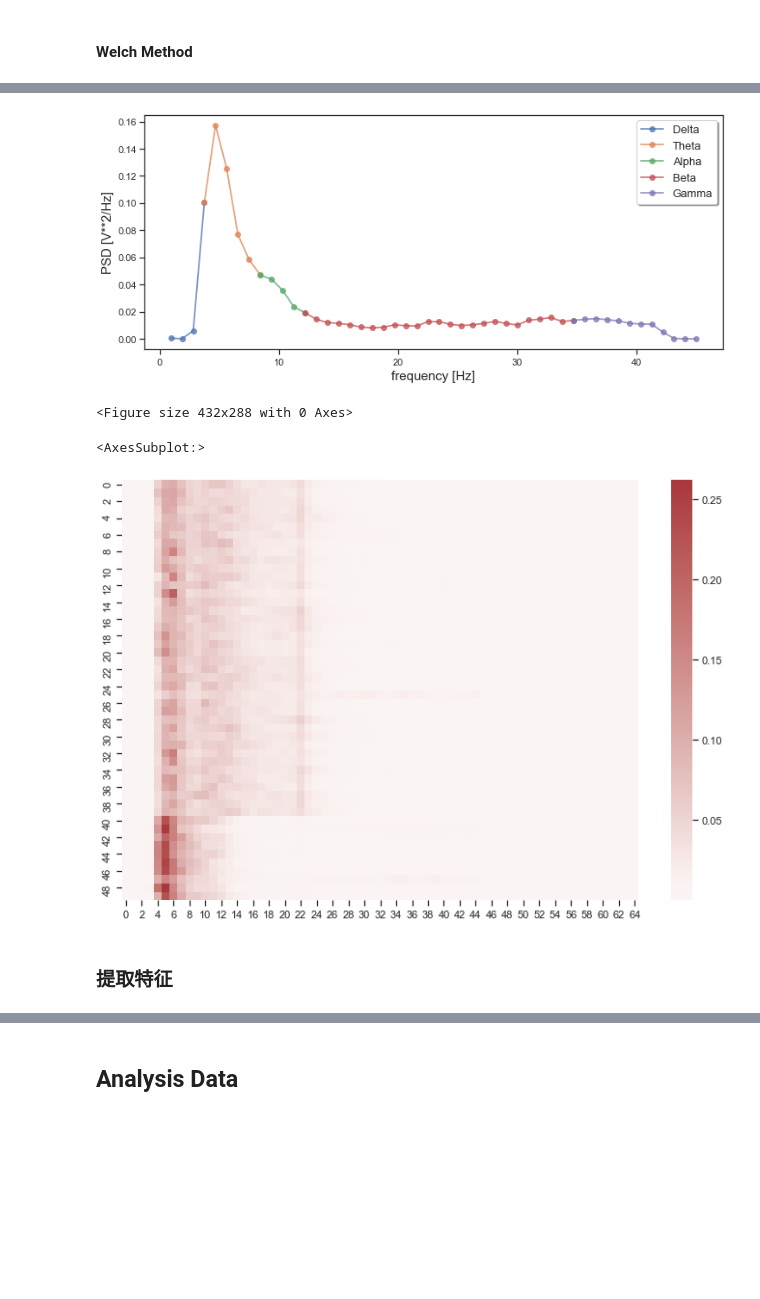
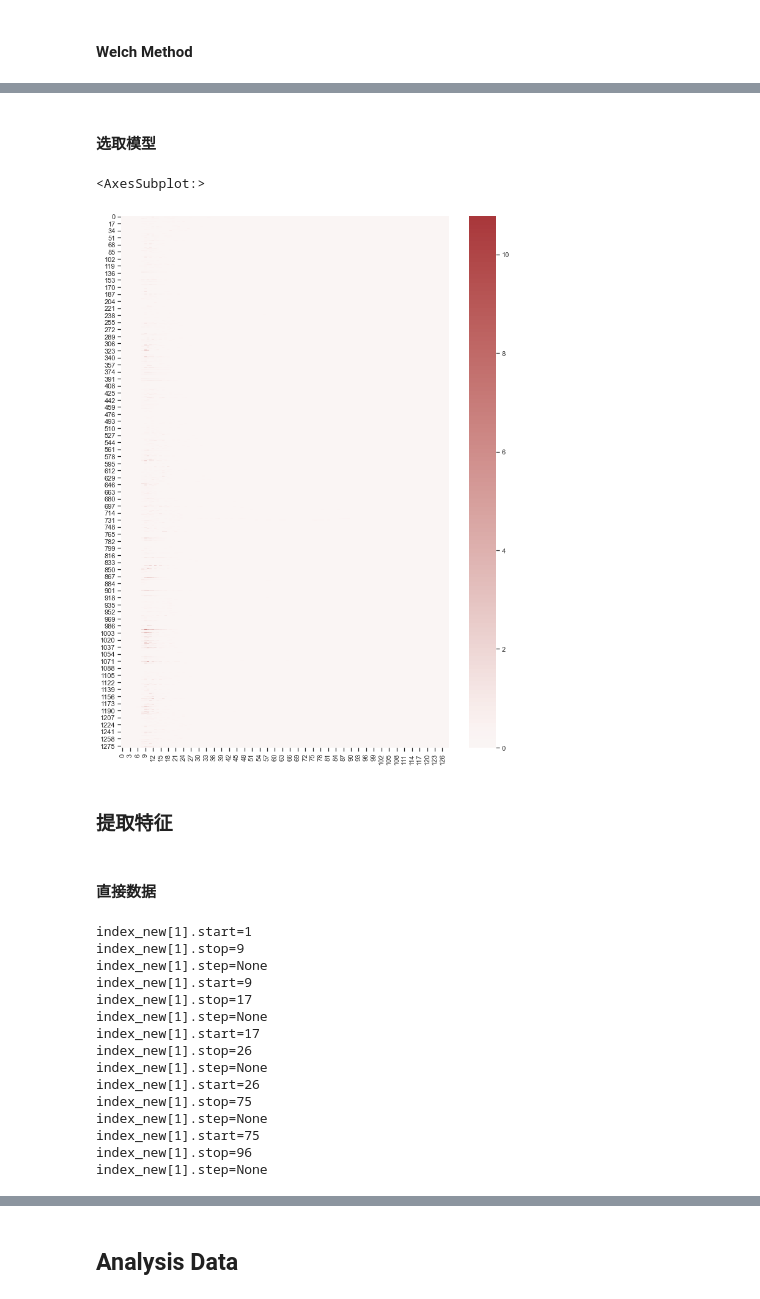
Before and after one commit to EastMagica/DA2021, a Jupyter notebook: 05. Brain/Untitled.ipynb, the cells around one changed output, grey strips where cells are left out. Drawn from its saved outputs; the diff is of its cells as text; code cells hidden in the pictures; blank space fills up the shorter version.

```diff
--- a/05. Brain/Untitled.ipynb
+++ b/05. Brain/Untitled.ipynb
@@ -86,0 +89,5 @@ pd.DataFrame(
+# %%
+# 斜向分类
+labels_all[4] = np.zeros(emotion.shape[0], dtype=int)
+
+labels_all[4][(emotion[:, 0] > 5) & (emotion[:, 0] <= 7) & (emotion[:, 1] <= 3)] = 1
@@ -87,3 +116,5 @@ pd.DataFrame(
+# %%
+labels = labels_all[3]
 # %% [markdown]
 ### PSD特征
 # %% [markdown]
@@ -109,7 +140,7 @@ eeg0 = EEG(
     psd_opt={
         'name': 'periodogram',
         'fs': sampling_rate,
-        'nfft': 128,
+        'nfft': 256,
     }
 )
 # %%
@@ -139,16 +238,13 @@ eeg1.show_psd(k=12, title=None)
-# %%
-eeg1.show_psd(k=47, title=None)
-# %% [output]
-[figure, removed]
-<Figure size 432x288 with 0 Axes>
+# %% [markdown]
+#### 选取模型
 # %%
 # 选择模型
-eeg = eeg1
+eeg = eeg0
 # %%
-fig, ax = plt.subplots(figsize=(12, 8))
-sns.heatmap(eeg.psd.psd[0:50, :], center=0, cmap='vlag')
+fig, ax = plt.subplots(figsize=(12, 16))
+sns.heatmap(eeg.psd.psd[0:, :], center=0, cmap='vlag')
 # %% [output]
 <AxesSubplot:>
-[figure, old version]
+[figure, new version]
 # %% [markdown]
 ### 提取特征
@@ -155,3 +253,28 @@ sns.heatmap(eeg.psd.psd[0:50, :], center=0, cmap='vlag')
+# %% [markdown]
+#### 直接数据
 # %%
 # 直接数据
 features, labels = eeg.to_pandas()
+
+df_dict.update({
+    "origin": {
+        "features": features,
+        "labels": labels
+    }
+})
+# %% [output]
+index_new[1].start=1
+index_new[1].stop=9
+index_new[1].step=None
+index_new[1].start=9
+index_new[1].stop=17
+index_new[1].step=None
+index_new[1].start=17
+index_new[1].stop=26
+index_new[1].step=None
+index_new[1].start=26
+index_new[1].stop=75
+index_new[1].step=None
+index_new[1].start=75
+index_new[1].stop=96
+index_new[1].step=None
```
Also changed, not shown: parts of 48 cells of this notebook, 12 other files.
